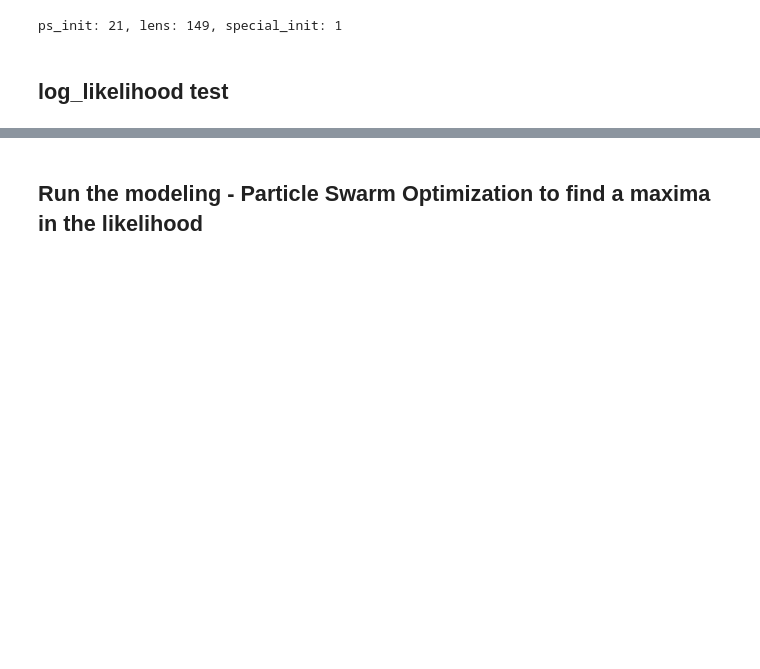
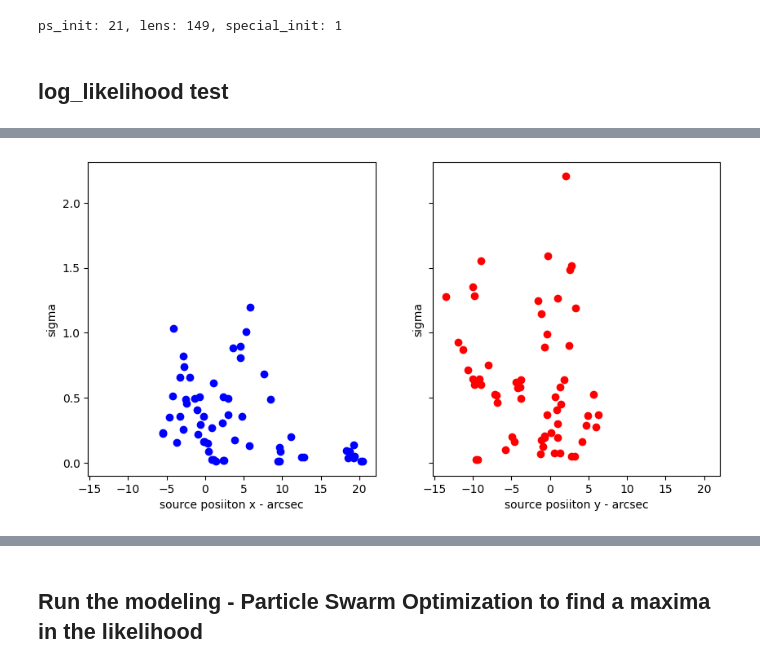
Before and after one commit to jocelyn-mcmahon-16/cluster_notebooks, a Jupyter notebook: modelling_of_catalogue_data_jm_clusters-02.ipynb, the cells around one changed output, grey strips where cells are left out. Saved outputs shown, nothing was run; the diff lists cells and outputs as text; code cells hidden in the pictures; blank space fills up the shorter version.

Commit message:
Calculated the rms error for the source positions as a way to check how well our parameters modelled the lens system.

```diff
--- a/modelling_of_catalogue_data_jm_clusters-02.ipynb
+++ b/modelling_of_catalogue_data_jm_clusters-02.ipynb
@@ -204,6 +207,8 @@ z_sources_new = [1.449, 1.449, 1.449, 1.3779, 1.3779, 1.3779, 1.9914, 1.9914, 1.
 60
 [3, 3, 4, 3, 3, 3, 3, 2, 2, 3, 2, 3, 4, 3, 2, 3, 3, 3, 3, 3, 2]
 # %%
+## RUN THIS CELL
+
 # CLUSTER MEMBER REDSHIFTS
 
 # loading in the redshifts from another source: https://niriss.github.io/smacs0723.html. This is the cluster member redshifts for the galaxies in the list. Need to make sure that each is matched with
@@ -246,12 +251,12 @@ for i in range(len(z_data_arcsec)):
     z_grism_data = z_data_arcsec['Z_GRISM'].iloc[i]
 
     if "\"" not in z_spec_data:
-        z_cluster_members.append(z_data_arcsec['Z_SPEC'].iloc[i])
+        z_cluster_members.append(float(z_data_arcsec['Z_SPEC'].iloc[i]))
     # isinstance(z_spec_data, float) is True:
     elif "\"" not in z_grism_data:
     # z_grism_data is not str:
     # isinstance(z_grism_data, float) is True:
-        z_cluster_members.append(z_data_arcsec['Z_GRISM'].iloc[i])
+        z_cluster_members.append(float(z_data_arcsec['Z_GRISM'].iloc[i]))
     else:
         z_cluster_members.append(0.0)
 print('%s' %(z_cluster_members))
@@ -1419,0 +1558,15 @@ image position likelihood 0.0
+# %%
+
+f, ax = plt.subplots(1, 2, figsize=(10, 5), sharex=True, sharey=True)
+
+for i in range(len(x_sources)):
+    ax[0].scatter(x_sources[i], rms_scatter_xs[i], c='blue')
+    ax[1].scatter(y_sources[i], rms_scatter_ys[i], c='red')
+ax[0].set_xlabel('source posiiton x - arcsec')
+ax[1].set_xlabel('source posiiton y - arcsec')
+ax[0].set_ylabel('sigma')
+ax[1].set_ylabel('sigma')
+
+plt.show()
+# %% [output]
+[figure, added]
```
Also changed, not shown: parts of 21 cells of this notebook.
